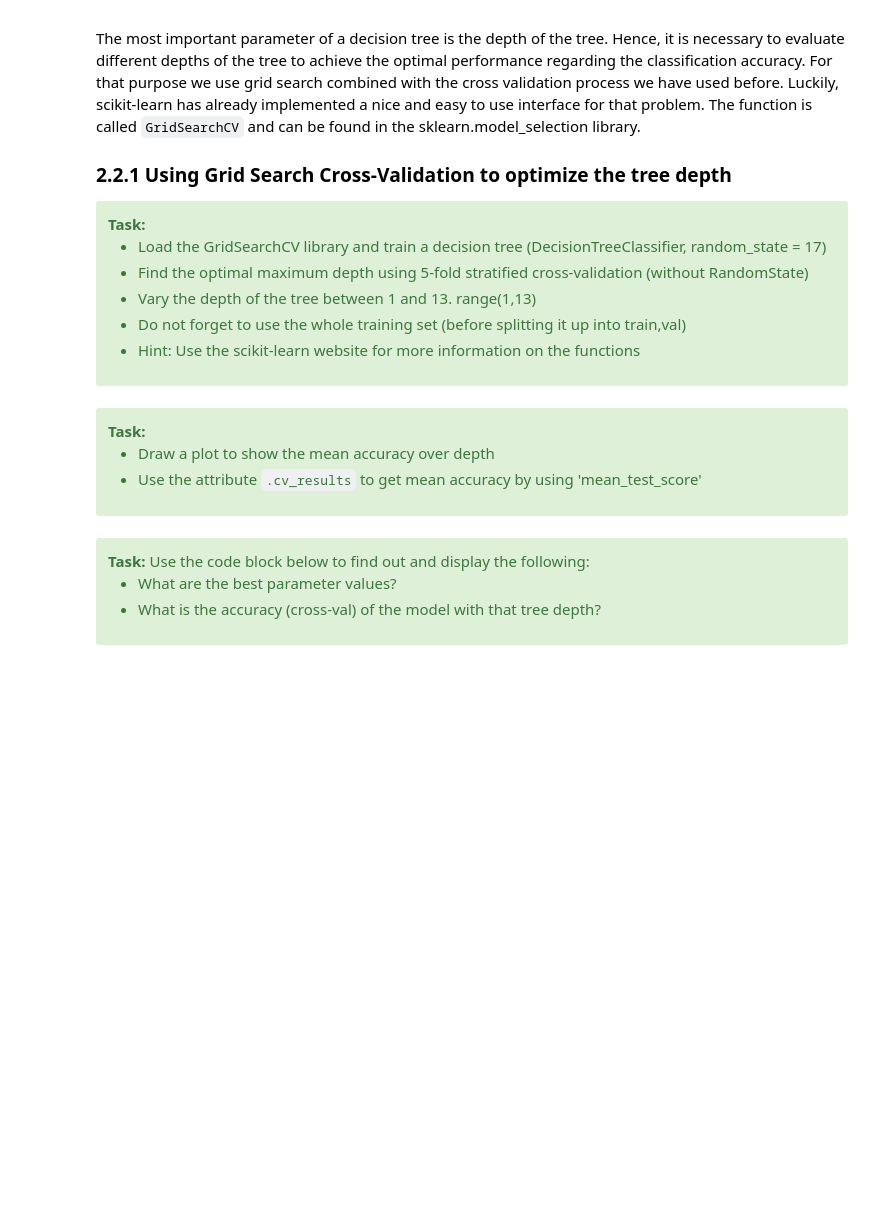
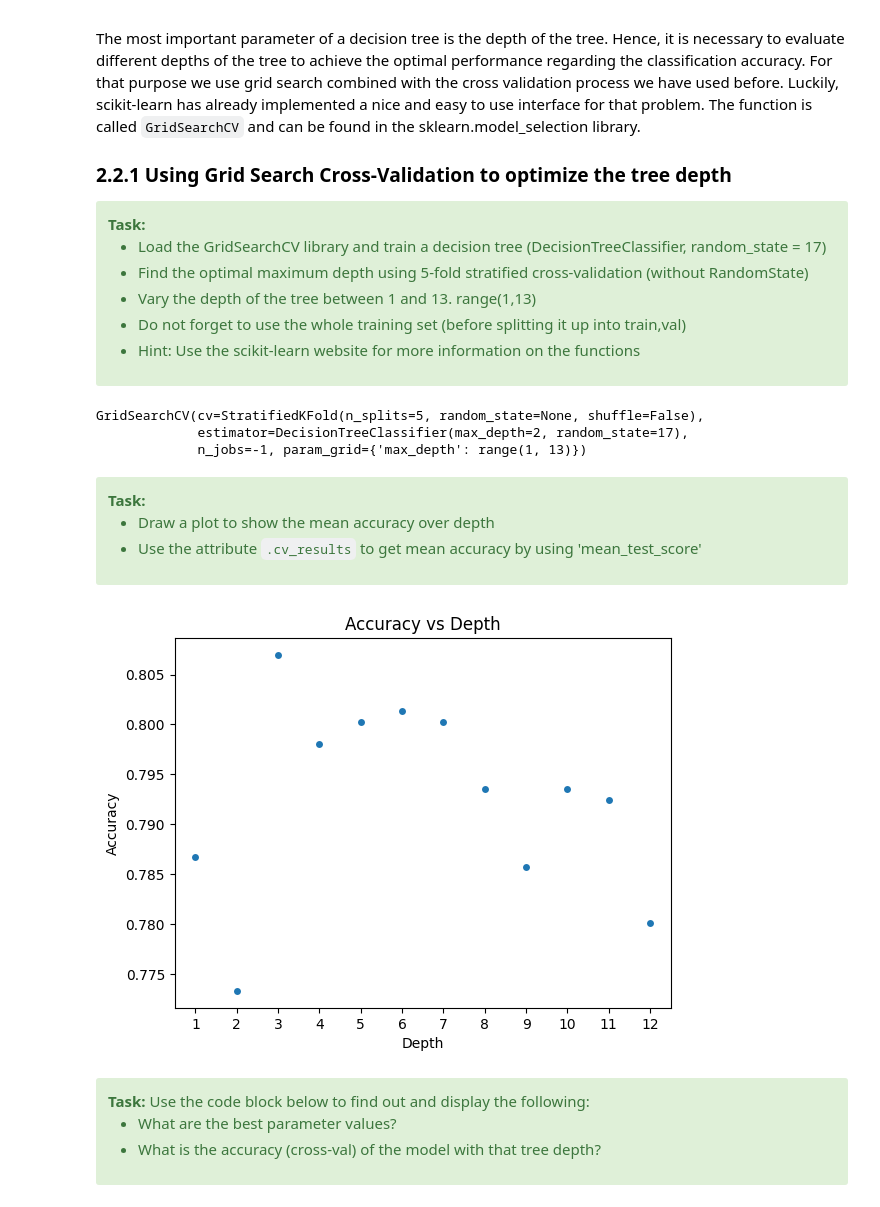
Before and after one commit to anton-seifert/LAMA, a Jupyter notebook: task-2-supervised-learning/Task 3.2 - Decision Trees.ipynb, the cells around one changed output. Drawn from its saved outputs; the diff is of its cells as text; code cells hidden in the pictures; blank space fills up the shorter version.

```diff
--- a/task-2-supervised-learning/Task 3.2 - Decision Trees.ipynb
+++ b/task-2-supervised-learning/Task 3.2 - Decision Trees.ipynb
@@ -270,7 +287,17 @@ In the previous tasks we have evaluated the performance of our algorithm on a si
 </div>
 # %%
 # STUDENT CODE HERE (3pt)
+dt_clf = DecisionTreeClassifier(max_depth=2, random_state=17)
+skf = StratifiedKFold(n_splits=5)
+skf.split(x_train,y_train)
+cv_scores = cross_val_score(dt_clf, X_train_unsplitted, Y_train_unsplitted, cv=skf, scoring='accuracy')
 
+
+mean_accuracy = np.mean(cv_scores)
+std_accuracy = np.std(cv_scores)
+print(mean_accuracy)
+
+acc1= mean_accuracy
 # STUDENT CODE until HERE
 
 # Sanity check - compare your results
@@ -296,8 +324,20 @@ The most important parameter of a decision tree is the depth of the tree. Hence,
 </div>
 # %%
 # STUDENT CODE HERE (2pt)
+from sklearn.model_selection import GridSearchCV
+
+grid_search = GridSearchCV(estimator=dt_clf, param_grid={"max_depth": range(1, 13)},n_jobs=-1,cv=skf)
+grid_search.fit(X_train_unsplitted,Y_train_unsplitted)
+
+
+
+
 
 # STUDENT CODE until HERE
+# %% [output]
+GridSearchCV(cv=StratifiedKFold(n_splits=5, random_state=None, shuffle=False),
+             estimator=DecisionTreeClassifier(max_depth=2, random_state=17),
+             n_jobs=-1, param_grid={'max_depth': range(1, 13)})
 # %% [markdown]
 <div class="alert alert-block alert-success">
 <b>Task:</b>
@@ -313,3 +349,17 @@ The most important parameter of a decision tree is the depth of the tree. Hence,
+# %%
+# STUDENT CODE HERE (4pt)
+accuracy=grid_search.cv_results_['mean_test_score']
+depth = grid_search.cv_results_['param_max_depth'].data
+
+sns.stripplot(x=depth,y=accuracy)
+plt.xlabel("Depth")
+plt.ylabel("Accuracy")
+plt.title("Accuracy vs Depth")
+plt.show()
+
+# STUDENT CODE until HERE
+# %% [output]
+[figure, added]
 # %% [markdown]
 <div class="alert alert-block alert-success">
 <b>Task:</b> Use the code block below to find out and display the following:
```
Also changed, not shown: parts of 12 cells of this notebook.
